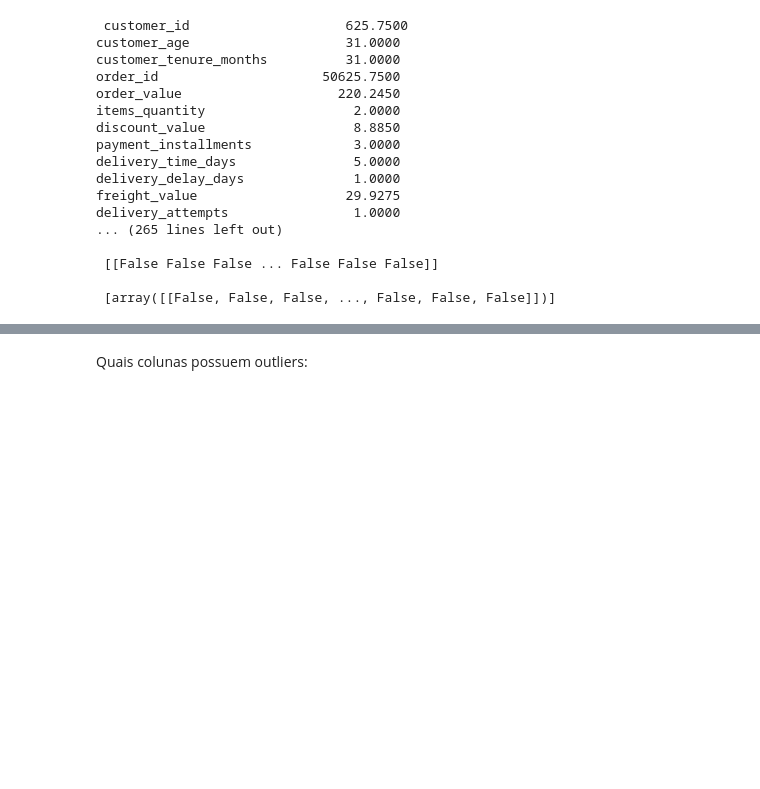
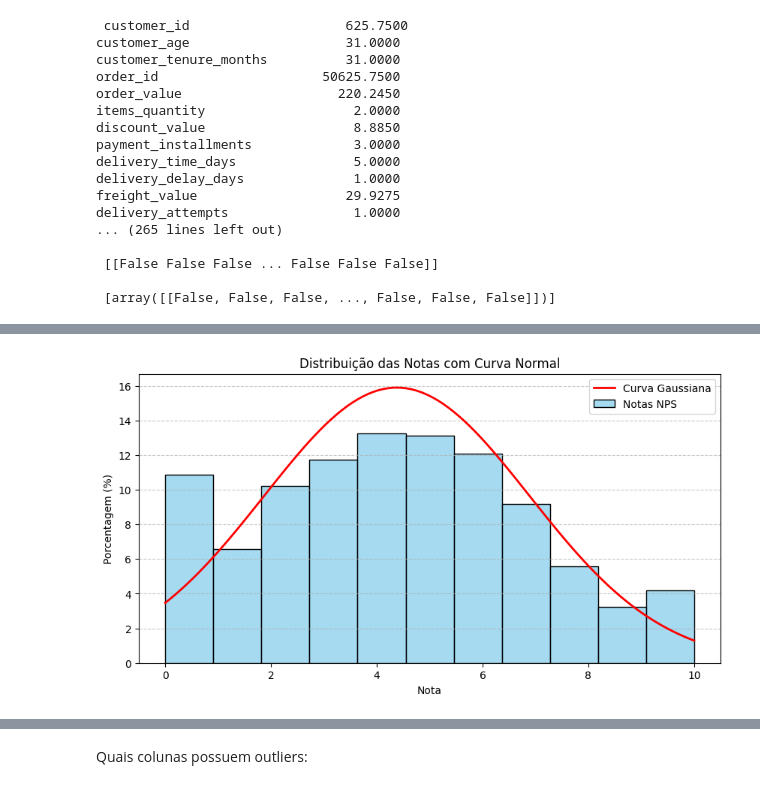
Before and after one commit to ceciliafujita/FIAP_1IAST, a Jupyter notebook: IAST1_TechChallenge_Fase1.ipynb, the cells around one changed output, grey strips where cells are left out. Saved outputs shown, nothing was run; the diff lists cells and outputs as text; code cells hidden in the pictures; blank space fills up the shorter version.

Commit message:
Created using Colab gaussiana com densidade

```diff
--- a/IAST1_TechChallenge_Fase1.ipynb
+++ b/IAST1_TechChallenge_Fase1.ipynb
@@ -224,3 +225,34 @@ Name: proportion, dtype: float64
 Porcentagem de Promotores int: 6%
 Porcentagem de Neutros int: 14%
 Porcentagem de Detratores int: 80%
+# %%
+
+
+# 1. Configura o tamanho e os dados
+plt.figure(figsize=(10, 5))
+data = nps_df['nps_score'] # Use a coluna original de notas
+
+# 2. Plota o histograma em densidade (necessário para a curva encaixar)
+# stat='percent' faz com que o eixo Y seja a porcentagem
+sns.histplot(data, bins=11, kde=False, stat="percent", color='skyblue', label='Notas NPS')
+
+# 3. Calcula e plota a Gaussiana
+# Criamos um eixo X suave entre 0 e 10
+x = np.linspace(0, 10, 100)
+# Calculamos a média e o desvio padrão dos dados reais
+mu, std = data.mean(), data.std()
+# A função norm.pdf gera a curva. Multiplicamos por 100 (ou o fator de escala)
+# para que ela suba até o nível das porcentagens do gráfico
+p = norm.pdf(x, mu, std) * 100
+
+plt.plot(x, p, 'r', linewidth=2, label='Curva Gaussiana')
+
+# 4. Formatação
+plt.title('Distribuição das Notas com Curva Normal')
+plt.xlabel('Nota')
+plt.ylabel('Porcentagem (%)')
+plt.legend()
+plt.grid(axis='y', linestyle='--', alpha=0.7)
+plt.show()
+# %% [output]
+[figure, added]
```
Also changed, not shown: parts of 3 cells of this notebook.
